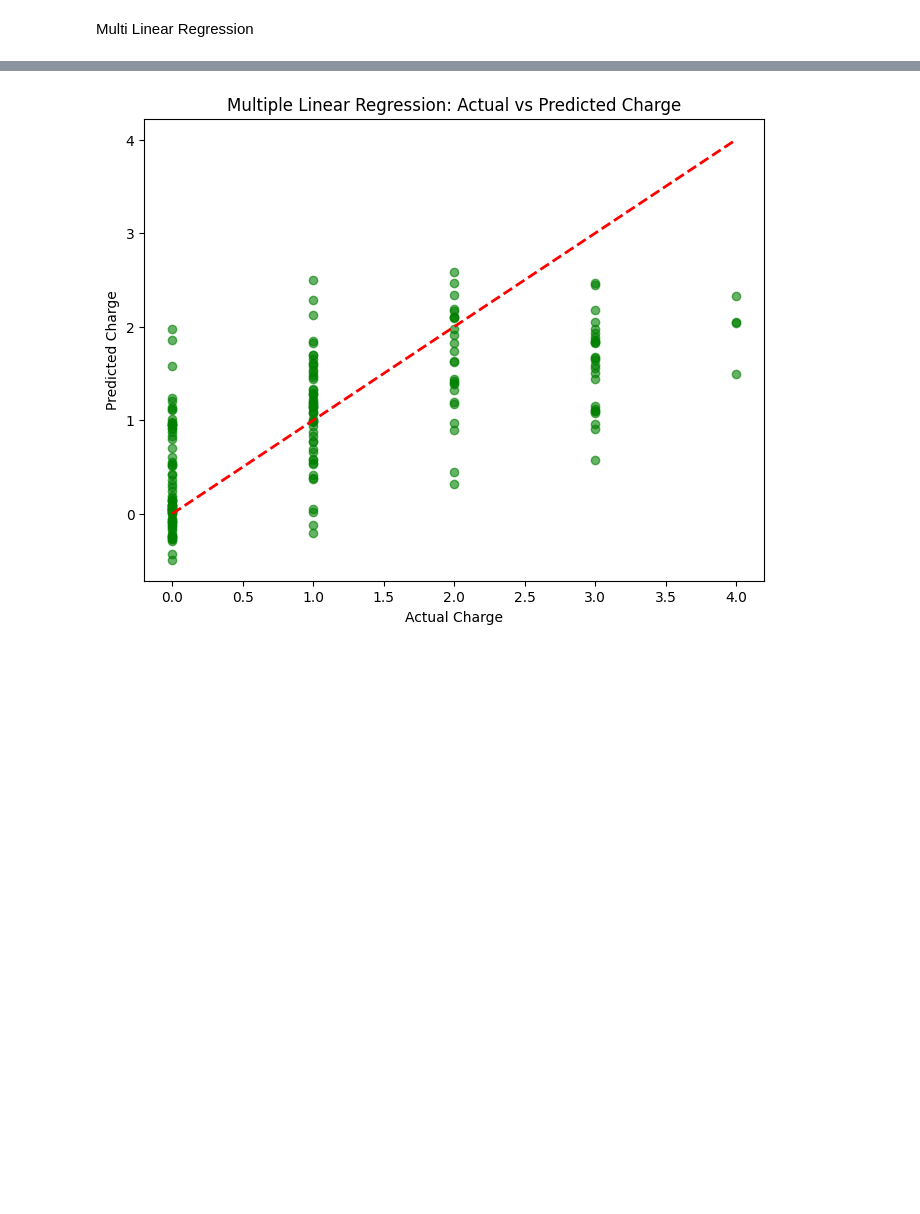
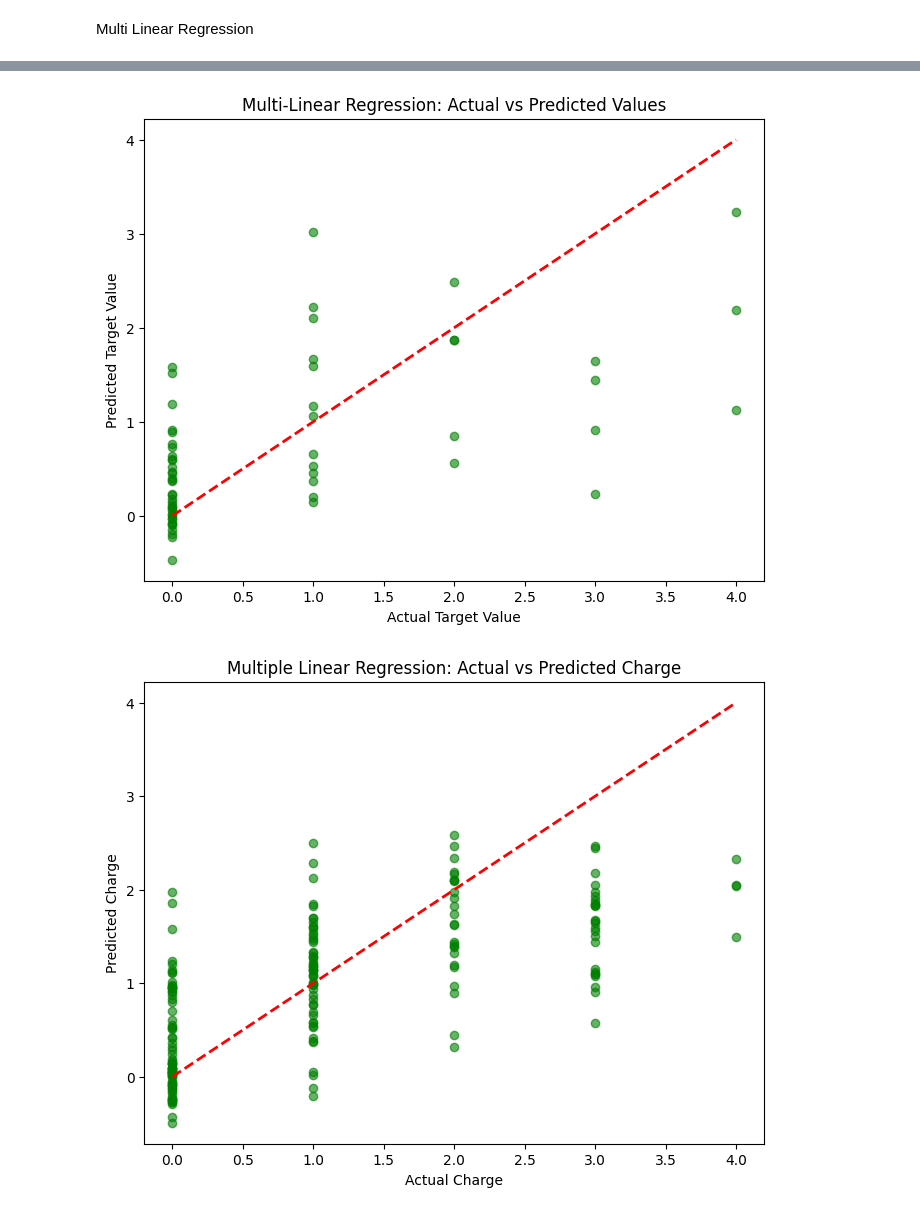
Before and after one commit to srujannayak32/MLLAB189, a Jupyter notebook: ML_ASSIGNMENT_1.ipynb, the cells around one changed output, grey strips where cells are left out. Drawn from its saved outputs; the diff is of its cells as text; code cells hidden in the pictures; blank space fills up the shorter version.

```diff
--- a/ML_ASSIGNMENT_1.ipynb
+++ b/ML_ASSIGNMENT_1.ipynb
@@ -513,45 +511,35 @@ plt.show()
 # %% [markdown]
 Multi Linear Regression
 # %%
-from sklearn.metrics import mean_absolute_error
-from sklearn.preprocessing import OneHotEncoder
-from sklearn.compose import ColumnTransformer
-from sklearn.pipeline import Pipeline
+from sklearn.metrics import mean_squared_error, mean_absolute_error
 from sklearn.model_selection import train_test_split
 from sklearn.linear_model import LinearRegression
 import numpy as np
+import pandas as pd
 
-# Ensure categorical columns are treated as strings for one-hot encoding
-categorical_features = df.select_dtypes(include=['object']).columns.tolist()
+df = pd.read_csv("/content/drive/MyDrive/MLLAB DATASETS/heart_disease_uci.csv")
+df.dropna(inplace=True)
+
 numerical_features = df.select_dtypes(include=np.number).columns.tolist()
 numerical_features.remove('num')
 if 'id' in numerical_features:
     numerical_features.remove('id')
 
-preprocessor = ColumnTransformer(
-    transformers=[
-        ('cat', OneHotEncoder(handle_unknown='ignore'), categorical_features),
-        ('num', 'passthrough', numerical_features) # Pass through numerical features
-    ])
-
-# Create a pipeline with the preprocessor and the Linear Regression model
-model = Pipeline(steps=[('preprocessor', preprocessor),
-                      ('regressor', LinearRegression())])
-
-X = df[categorical_features + numerical_features] # Use only the selected features
+X = df[numerical_features]
 y = df["num"]
 
-for col in categorical_features:
-  X[col] = X[col].astype(str)
 X_train, X_test, y_train, y_test = train_test_split(X, y, test_size=0.2, random_state=42)
-model.fit(X_train, y_train)
-y_pred = model.predict(X_test)
+
+multi_linear_model = LinearRegression()
+multi_linear_model.fit(X_train, y_train)
+
+y_pred = multi_linear_model.predict(X_test)
 
 mse = mean_squared_error(y_test, y_pred)
 rmse = mse**0.5
 mae = mean_absolute_error(y_test, y_pred)
 
-print("Multiple Linear Regression Results")
+print("Multiple Linear Regression Results :")
 print("MSE:", mse)
 print("RMSE:", rmse)
 print("MAE:", mae)
@@ -606,3 +565,16 @@ Slope for num__ca: 0.35081873162870314
+# %%
+import matplotlib.pyplot as plt
+
+# Plot actual vs predicted values
+plt.figure(figsize=(8,6))
+plt.scatter(y_test, y_pred, color='green', alpha=0.6)
+plt.plot([y_test.min(), y_test.max()], [y_test.min(), y_test.max()], 'r--', linewidth=2)
+plt.xlabel("Actual Target Value")
+plt.ylabel("Predicted Target Value")
+plt.title("Multi-Linear Regression: Actual vs Predicted Values")
+plt.show()
+# %% [output]
+[figure, added]
 # %%
 plt.figure(figsize=(8,6))
 plt.scatter(y_test, y_pred, color='green', alpha=0.6)
```
Also changed, not shown: parts of 7 cells of this notebook.
